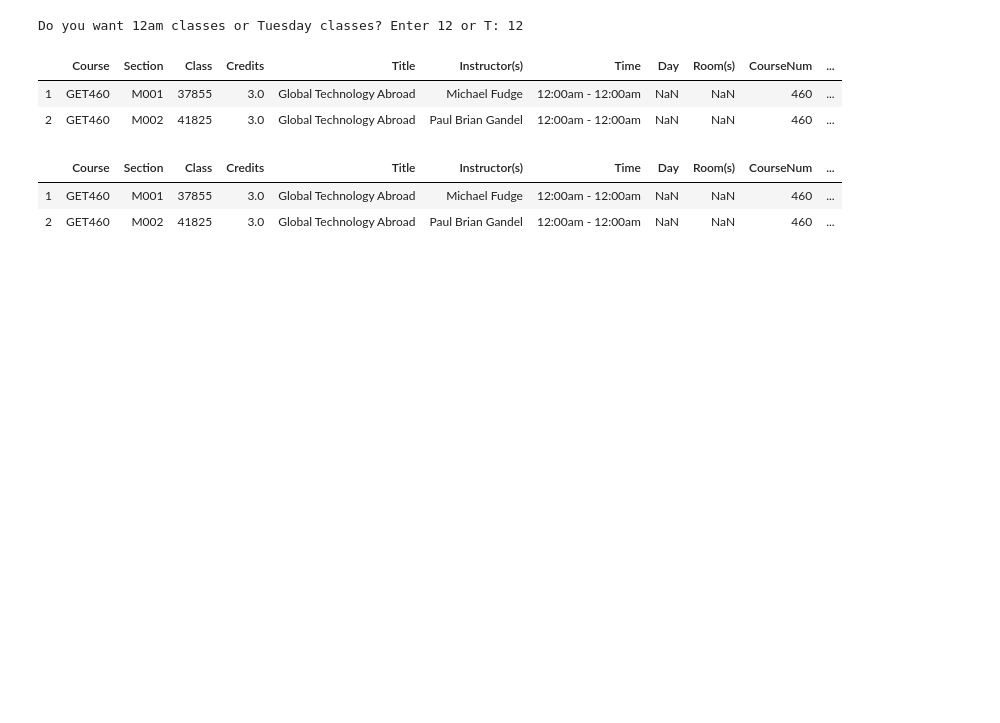
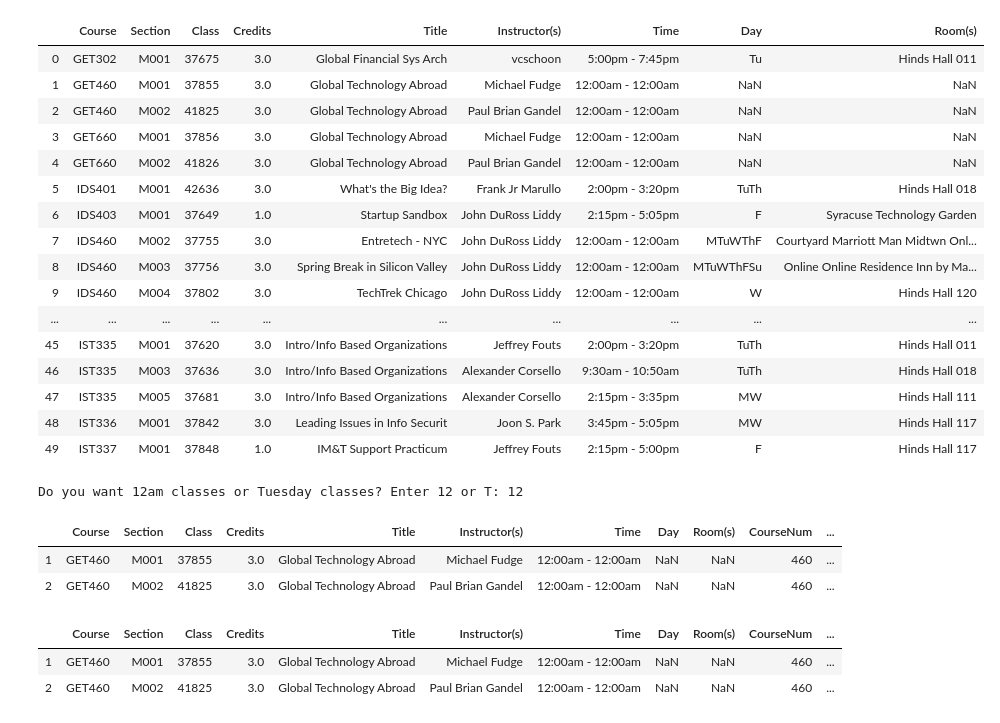
Before and after one commit to PhantaLite/python-data-analysis, a Jupyter notebook: data-analysis-proj-pandas.ipynb, the cells around one changed output. Drawn from its saved outputs; the diff is of its cells as text; code cells hidden in the pictures; blank space fills up the shorter version.

Commit message:
Added a list of page 1 classes

```diff
--- a/data-analysis-proj-pandas.ipynb
+++ b/data-analysis-proj-pandas.ipynb
@@ -4,6 +4,30 @@ import pandas as pd
 #turns off warning messages
 import warnings
 warnings.filterwarnings('ignore')
+# %%
+#  read first page of data frame
+website = 'https://ischool.syr.edu/classes/?page=1'
+datalist = pd.read_html(website)
+page1 = datalist[0]
+page1
+# %% [output]
+|  | Course | Section | Class | Credits | Title | Instructor(s) | Time | Day | Room(s) |
+| 0 | GET302 | M001 | 37675 | 3.0 | Global Financial Sys Arch | vcschoon | 5:00pm - 7:45pm | Tu | Hinds Hall 011 |
+| 1 | GET460 | M001 | 37855 | 3.0 | Global Technology Abroad | Michael Fudge | 12:00am - 12:00am | NaN | NaN |
+| 2 | GET460 | M002 | 41825 | 3.0 | Global Technology Abroad | Paul Brian Gandel | 12:00am - 12:00am | NaN | NaN |
+| 3 | GET660 | M001 | 37856 | 3.0 | Global Technology Abroad | Michael Fudge | 12:00am - 12:00am | NaN | NaN |
+| 4 | GET660 | M002 | 41826 | 3.0 | Global Technology Abroad | Paul Brian Gandel | 12:00am - 12:00am | NaN | NaN |
+| 5 | IDS401 | M001 | 42636 | 3.0 | What's the Big Idea? | Frank Jr Marullo | 2:00pm - 3:20pm | TuTh | Hinds Hall 018 |
+| 6 | IDS403 | M001 | 37649 | 1.0 | Startup Sandbox | John DuRoss Liddy | 2:15pm - 5:05pm | F | Syracuse Technology Garden |
+| 7 | IDS460 | M002 | 37755 | 3.0 | Entretech - NYC | John DuRoss Liddy | 12:00am - 12:00am | MTuWThF | Courtyard Marriott Man Midtwn Onl... |
+| 8 | IDS460 | M003 | 37756 | 3.0 | Spring Break in Silicon Valley | John DuRoss Liddy | 12:00am - 12:00am | MTuWThFSu | Online Online Residence Inn by Ma... |
+| 9 | IDS460 | M004 | 37802 | 3.0 | TechTrek Chicago | John DuRoss Liddy | 12:00am - 12:00am | W | Hinds Hall 120 |
+| ... | ... | ... | ... | ... | ... | ... | ... | ... | ... |
+| 45 | IST335 | M001 | 37620 | 3.0 | Intro/Info Based Organizations | Jeffrey Fouts | 2:00pm - 3:20pm | TuTh | Hinds Hall 011 |
+| 46 | IST335 | M003 | 37636 | 3.0 | Intro/Info Based Organizations | Alexander Corsello | 9:30am - 10:50am | TuTh | Hinds Hall 018 |
+| 47 | IST335 | M005 | 37681 | 3.0 | Intro/Info Based Organizations | Alexander Corsello | 2:15pm - 3:35pm | MW | Hinds Hall 111 |
+| 48 | IST336 | M001 | 37842 | 3.0 | Leading Issues in Info Securit | Joon S. Park | 3:45pm - 5:05pm | MW | Hinds Hall 117 |
+| 49 | IST337 | M001 | 37848 | 1.0 | IM&T Support Practicum | Jeffrey Fouts | 2:15pm - 5:00pm | F | Hinds Hall 117 |
 # %%
 #TODO
 #read all 5 pages of the schdedule into a single pandas datadframe
```
